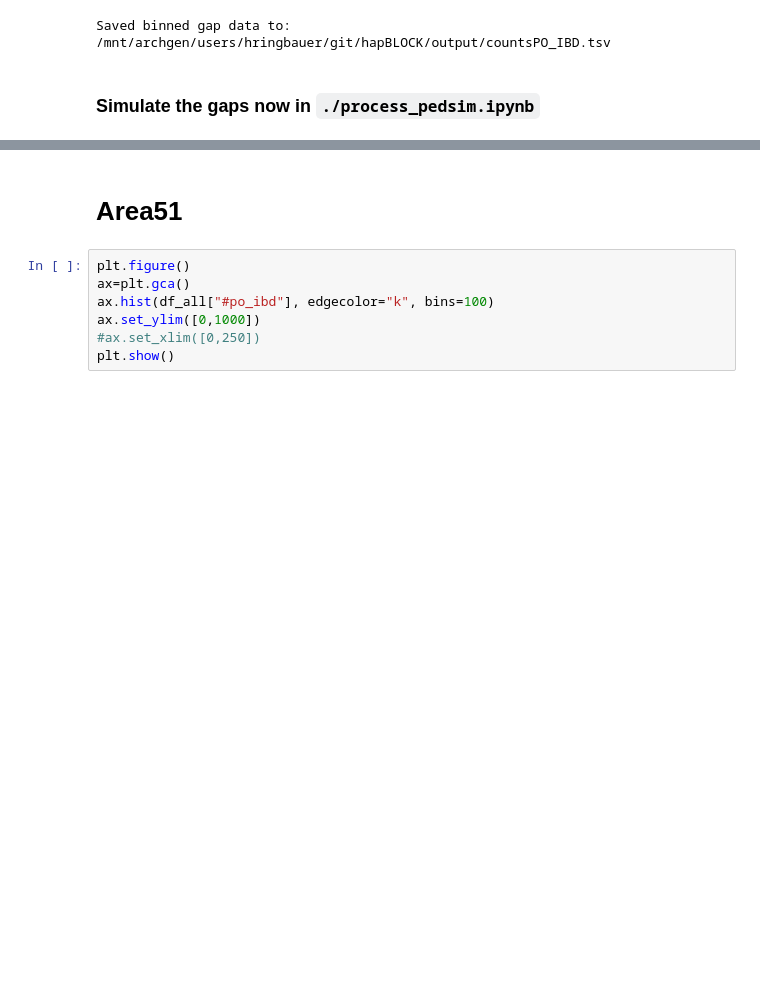
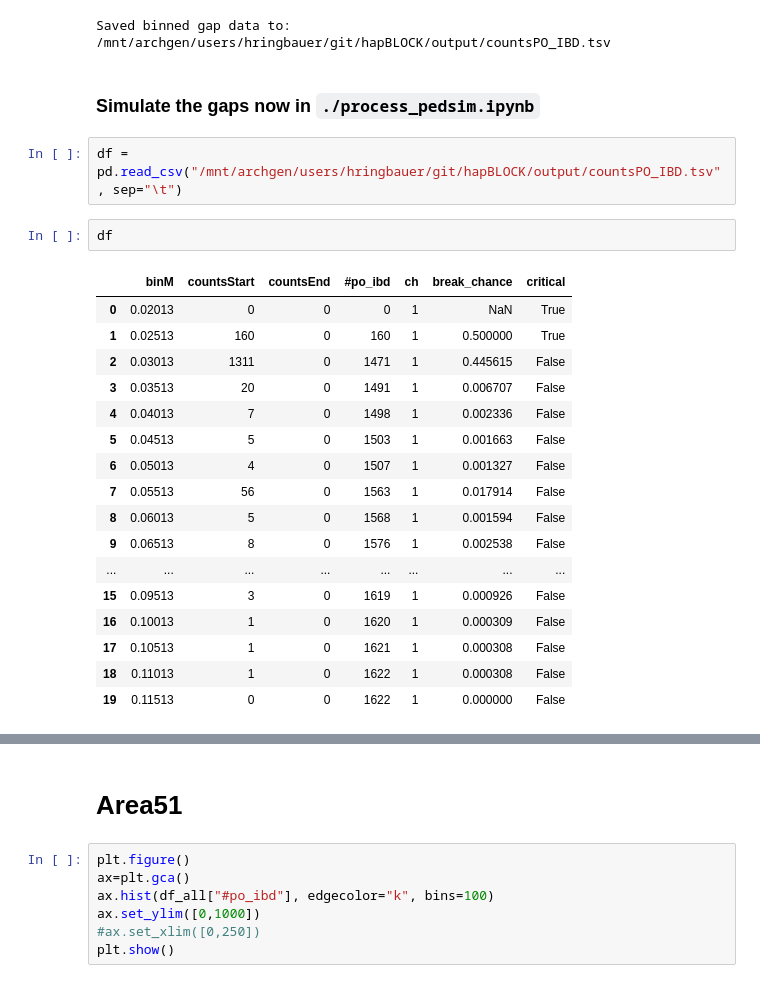
Before and after one commit to hringbauer/ancIBD, a Jupyter notebook: notebook/pedsim/analyse_gap_rate.ipynb, the cells around one changed output, grey strips where cells are left out. Drawn from its saved outputs; the diff is of its cells as text; blank space fills up the shorter version.

Commit message:
Simulate PEDSIM data with added breaks

```diff
--- a/notebook/pedsim/analyse_gap_rate.ipynb
+++ b/notebook/pedsim/analyse_gap_rate.ipynb
@@ -411,3 +411,25 @@ Saved binned gap data to:
 /mnt/archgen/users/hringbauer/git/hapBLOCK/output/countsPO_IBD.tsv
 # %% [markdown]
 ### Simulate the gaps now in `./process_pedsim.ipynb`
+# %%
+df = pd.read_csv("/mnt/archgen/users/hringbauer/git/hapBLOCK/output/countsPO_IBD.tsv", sep="\t")
+# %%
+df
+# %% [output]
+|  | binM | countsStart | countsEnd | #po_ibd | ch | break_chance | critical |
+| 0 | 0.02013 | 0 | 0 | 0 | 1 | NaN | True |
+| 1 | 0.02513 | 160 | 0 | 160 | 1 | 0.500000 | True |
+| 2 | 0.03013 | 1311 | 0 | 1471 | 1 | 0.445615 | False |
+| 3 | 0.03513 | 20 | 0 | 1491 | 1 | 0.006707 | False |
+| 4 | 0.04013 | 7 | 0 | 1498 | 1 | 0.002336 | False |
+| 5 | 0.04513 | 5 | 0 | 1503 | 1 | 0.001663 | False |
+| 6 | 0.05013 | 4 | 0 | 1507 | 1 | 0.001327 | False |
+| 7 | 0.05513 | 56 | 0 | 1563 | 1 | 0.017914 | False |
+| 8 | 0.06013 | 5 | 0 | 1568 | 1 | 0.001594 | False |
+| 9 | 0.06513 | 8 | 0 | 1576 | 1 | 0.002538 | False |
+| ... | ... | ... | ... | ... | ... | ... | ... |
+| 15 | 0.09513 | 3 | 0 | 1619 | 1 | 0.000926 | False |
+| 16 | 0.10013 | 1 | 0 | 1620 | 1 | 0.000309 | False |
+| 17 | 0.10513 | 1 | 0 | 1621 | 1 | 0.000308 | False |
+| 18 | 0.11013 | 1 | 0 | 1622 | 1 | 0.000308 | False |
+| 19 | 0.11513 | 0 | 0 | 1622 | 1 | 0.000000 | False |
```
Also changed, not shown: parts of 1 cell of this notebook, 4 other files.
